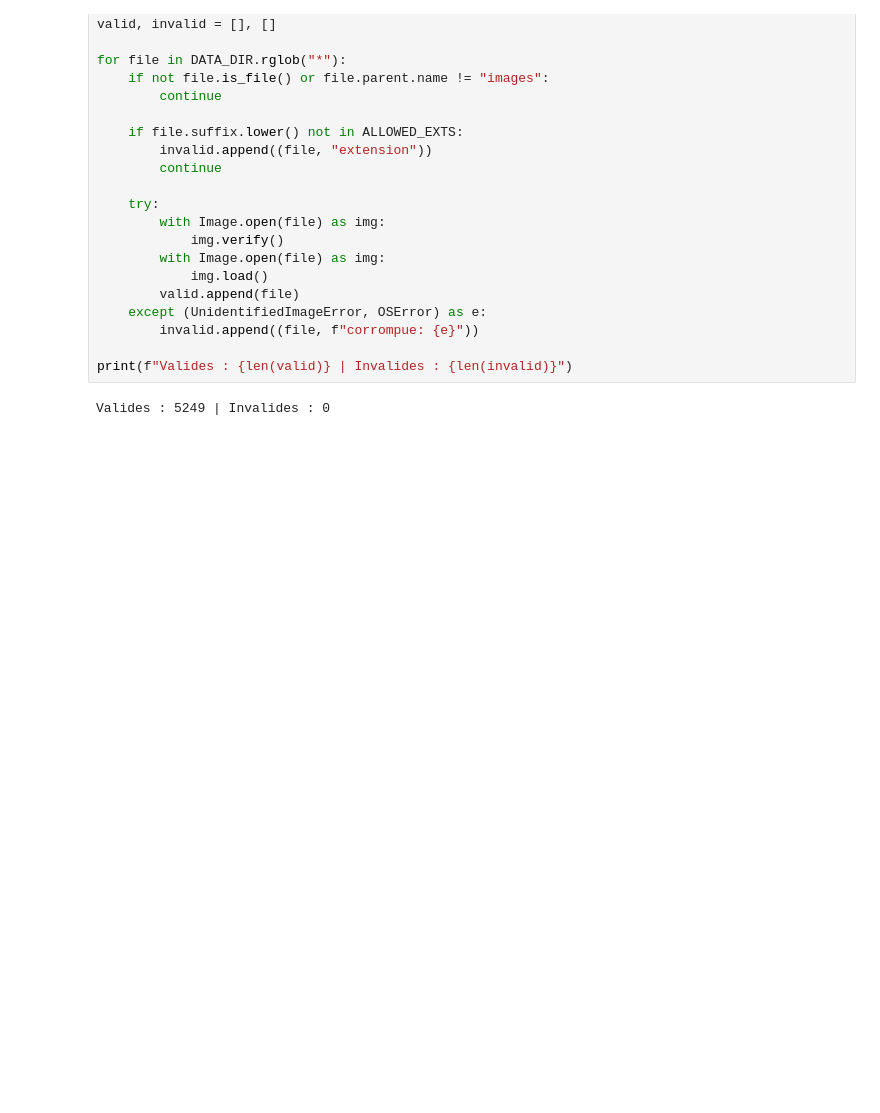
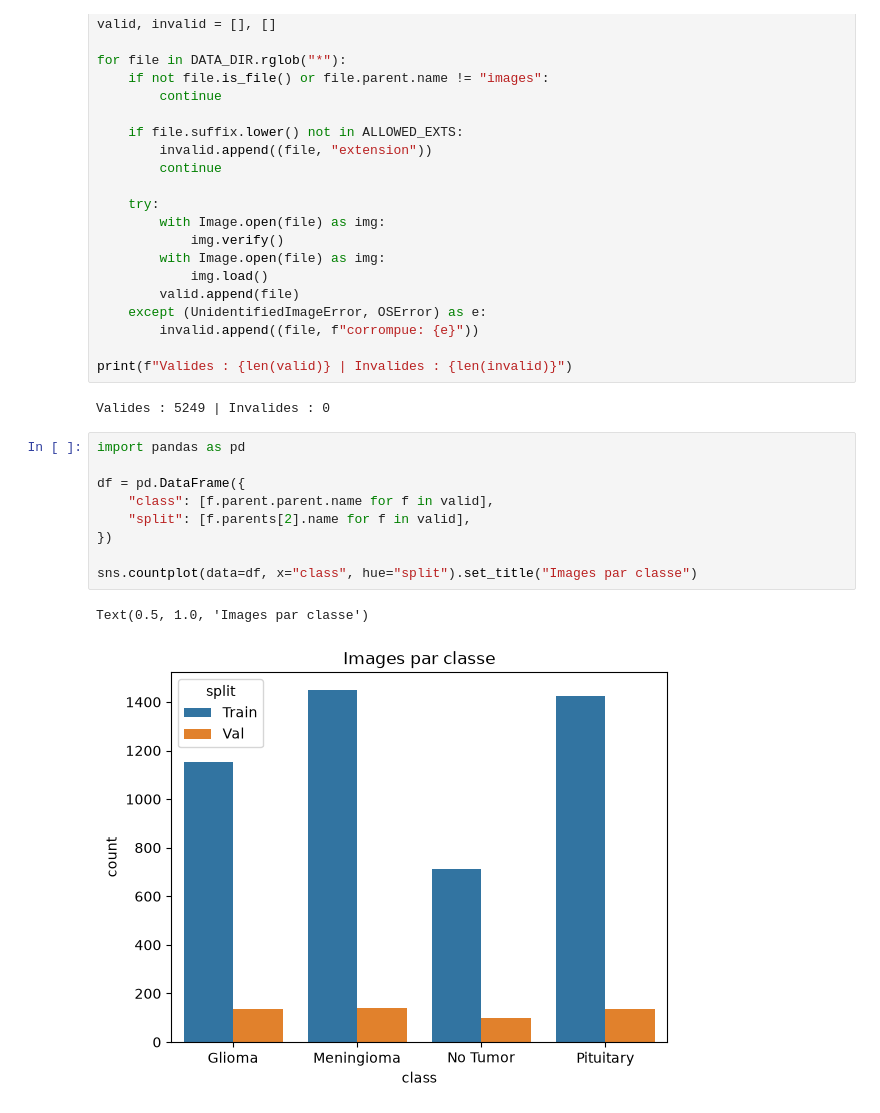
Before and after one commit to jerymy-k/DiagnosticMultimodal, a Jupyter notebook: notebooks/main.ipynb, the cells around one changed output. Drawn from its saved outputs; the diff is of its cells as text; blank space fills up the shorter version.

```diff
--- a/notebooks/main.ipynb
+++ b/notebooks/main.ipynb
@@ -151,3 +146,15 @@ for file in DATA_DIR.rglob("*"):
 print(f"Valides : {len(valid)} | Invalides : {len(invalid)}")
 # %% [output]
 Valides : 5249 | Invalides : 0
+# %%
+import pandas as pd
+
+df = pd.DataFrame({
+    "class": [f.parent.parent.name for f in valid],
+    "split": [f.parents[2].name for f in valid],
+})
+
+sns.countplot(data=df, x="class", hue="split").set_title("Images par classe")
+# %% [output]
+Text(0.5, 1.0, 'Images par classe')
+[figure, added]
```
Also changed, not shown: parts of 5 cells of this notebook.
